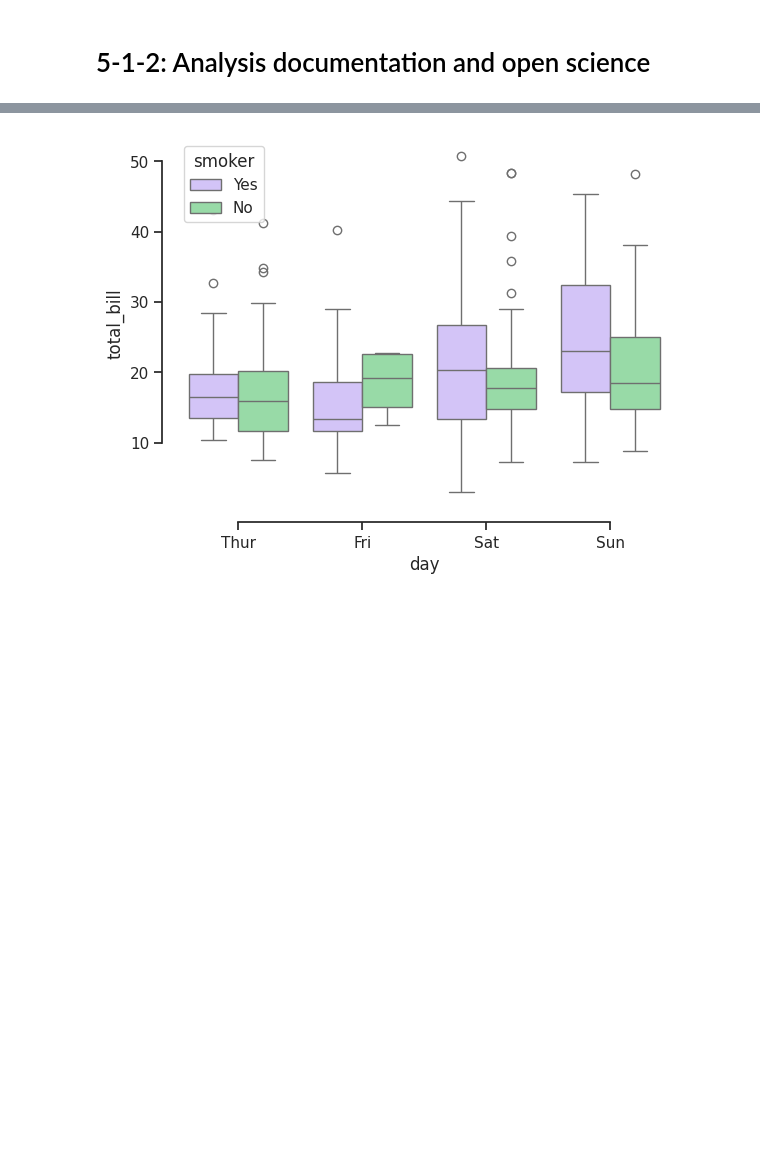
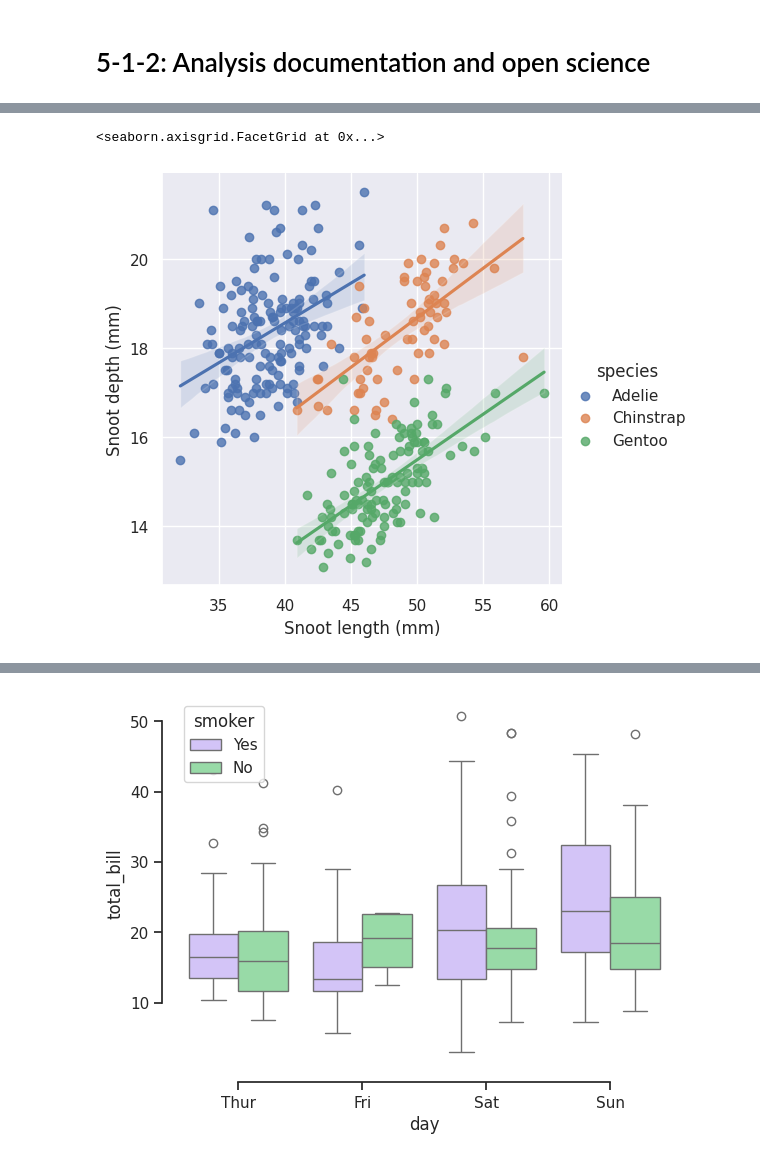
Before and after one commit to cca-cce/osm-cca, a Jupyter notebook: jnb/aicasc/module05_ethical_aspects_of_ai_aided_content_analysis_10pct.ipynb, the cells around one changed output, grey strips where cells are left out. Cells and saved outputs as stored; diff of their text form; code cells hidden in the pictures; blank space fills up the shorter version.

```diff
--- a/jnb/aicasc/module05_ethical_aspects_of_ai_aided_content_analysis_10pct.ipynb
+++ b/jnb/aicasc/module05_ethical_aspects_of_ai_aided_content_analysis_10pct.ipynb
@@ -2,0 +30,19 @@
+# %%
+import seaborn as sns
+sns.set_theme()
+
+# Load the penguins dataset
+penguins = sns.load_dataset("penguins")
+
+# Plot bill_length_mm as a function of bill_depth_mm
+g = sns.lmplot(
+    data=penguins,
+    x="bill_length_mm", y="bill_depth_mm", hue="species",
+    height=5
+)
+
+# Use more informative axis labels than are provided by default
+g.set_axis_labels("Snoot length (mm)", "Snoot depth (mm)")
+# %% [output]
+<seaborn.axisgrid.FacetGrid at 0x...>
+[figure, added]
```
Also changed, not shown: parts of 26 cells of this notebook.
